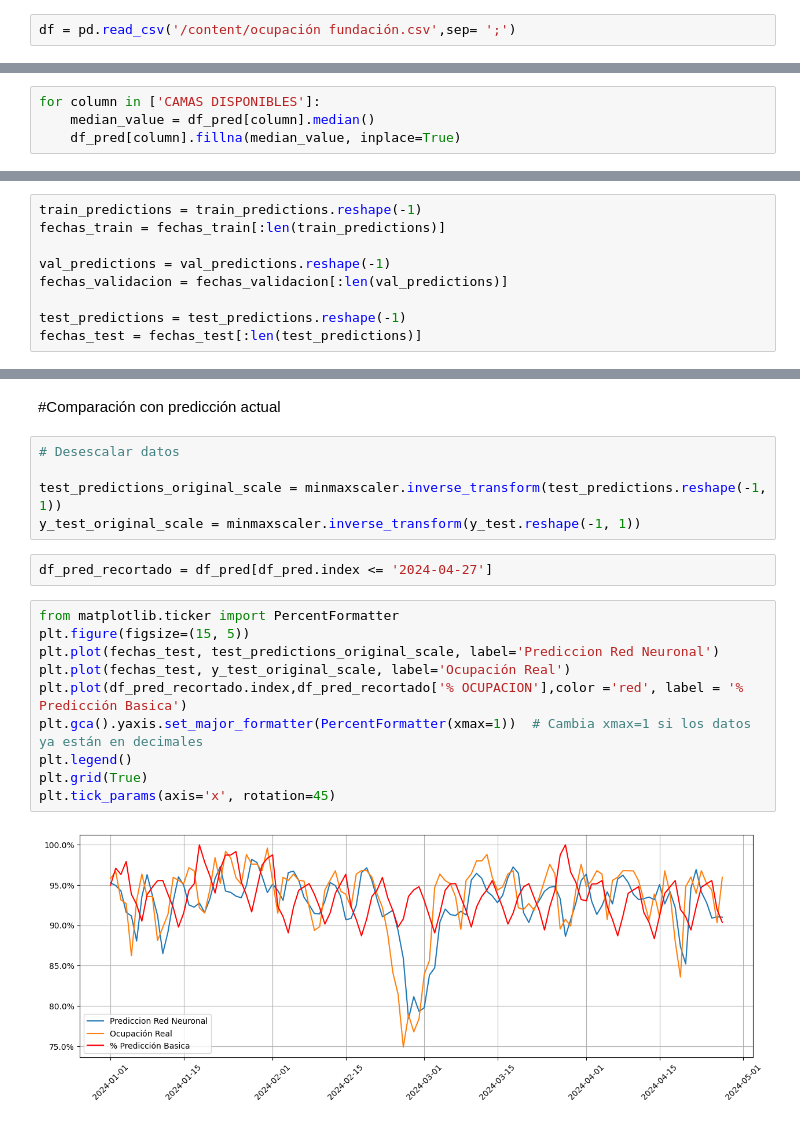
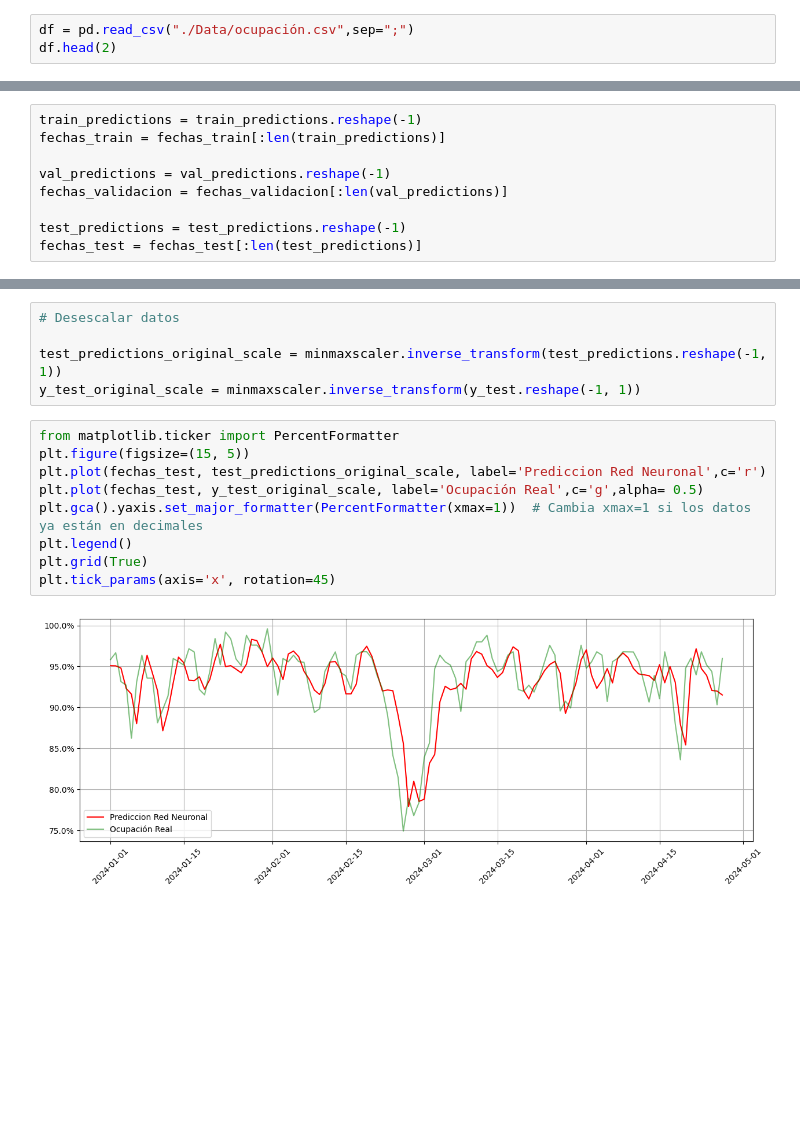
Before and after one commit to mgomez270/Projects-ML, a Jupyter notebook: Ocupación Hospitalaria/Ocupacion_Hospitalaria.ipynb, the cells around one changed output, grey strips where cells are left out. Saved outputs shown, nothing was run; the diff lists cells and outputs as text; blank space fills up the shorter version.

```diff
--- a/Ocupación Hospitalaria/Ocupacion_Hospitalaria.ipynb
+++ b/Ocupación Hospitalaria/Ocupacion_Hospitalaria.ipynb
@@ -14,3 +18,4 @@ import numpy as np
 import seaborn as sns
 # %%
-df = pd.read_csv('/content/ocupación fundación.csv',sep= ';')
+df = pd.read_csv("./Data/ocupación.csv",sep=";")
+df.head(2)
@@ -147,4 +97,0 @@ dtype: int64
-# %%
-for column in ['CAMAS DISPONIBLES']:
-    median_value = df_pred[column].median()
-    df_pred[column].fillna(median_value, inplace=True)
@@ -613,21 +442,16 @@ plt.show()
-# %% [markdown]
-#Comparación con predicción actual
 # %%
 # Desescalar datos
 
 test_predictions_original_scale = minmaxscaler.inverse_transform(test_predictions.reshape(-1, 1))
 y_test_original_scale = minmaxscaler.inverse_transform(y_test.reshape(-1, 1))
-# %%
-df_pred_recortado = df_pred[df_pred.index <= '2024-04-27']
 # %%
 from matplotlib.ticker import PercentFormatter
 plt.figure(figsize=(15, 5))
-plt.plot(fechas_test, test_predictions_original_scale, label='Prediccion Red Neuronal')
-plt.plot(fechas_test, y_test_original_scale, label='Ocupación Real')
-plt.plot(df_pred_recortado.index,df_pred_recortado['% OCUPACION'],color ='red', label = '% Predicción Basica')
+plt.plot(fechas_test, test_predictions_original_scale, label='Prediccion Red Neuronal',c='r')
+plt.plot(fechas_test, y_test_original_scale, label='Ocupación Real',c='g',alpha= 0.5)
 plt.gca().yaxis.set_major_formatter(PercentFormatter(xmax=1))  # Cambia xmax=1 si los datos ya están en decimales
 plt.legend()
 plt.grid(True)
 plt.tick_params(axis='x', rotation=45)
 # %% [output]
-[figure, old version]
+[figure, new version]
```
Also changed, not shown: parts of 62 cells of this notebook, 1 other file.
